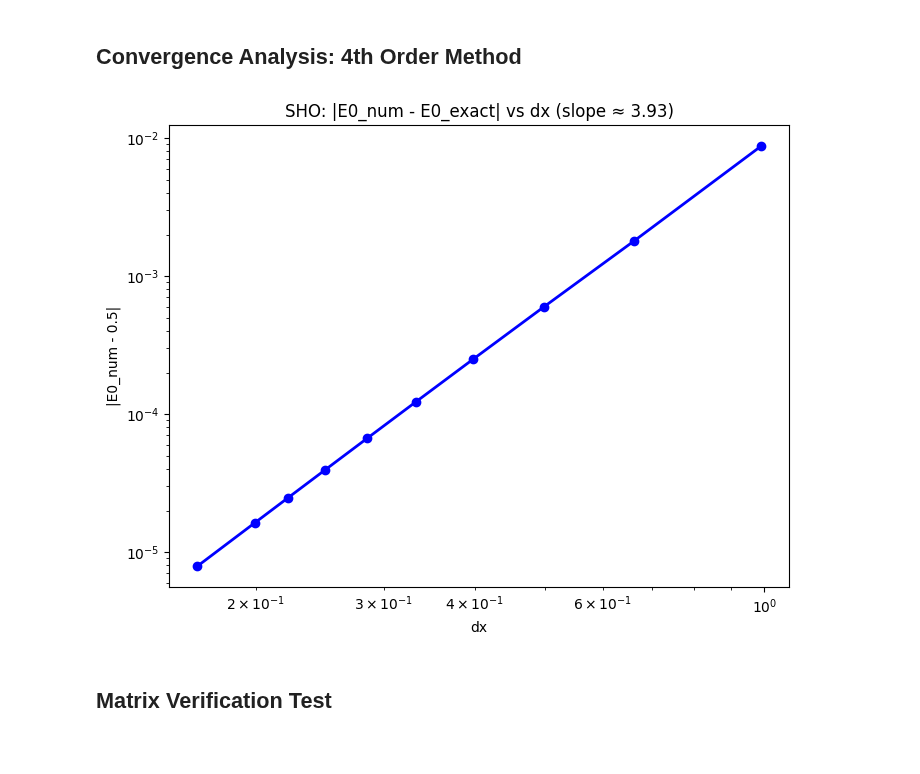
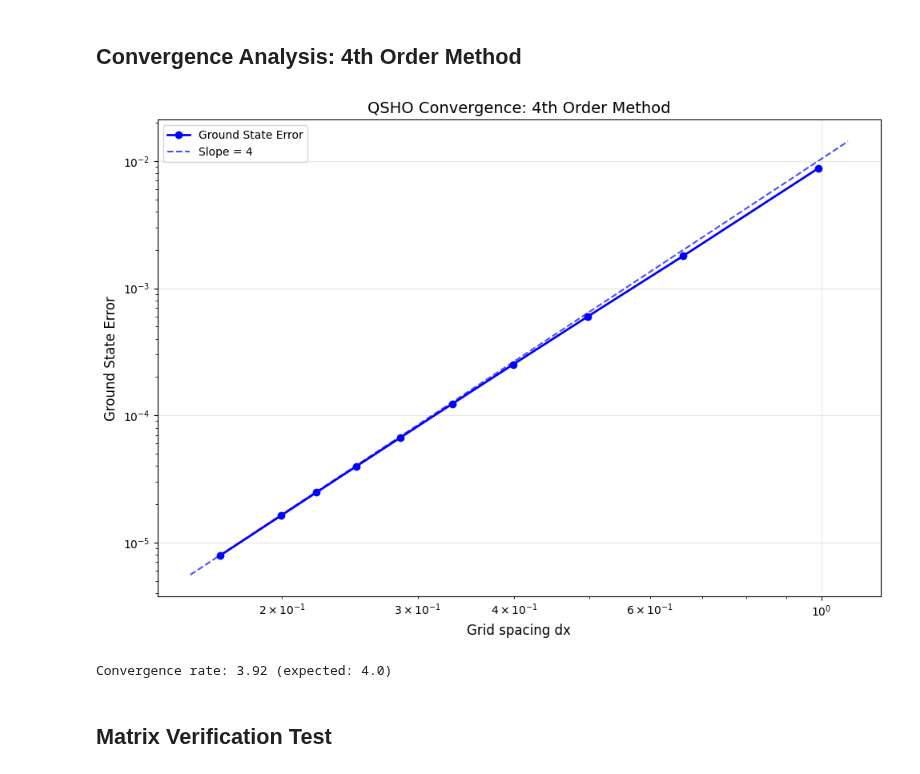
Before and after one commit to hillerj1/Thesis, a Jupyter notebook: fd4_QSHO_clean.ipynb, the cells around one changed output. Cells and saved outputs as stored; diff of their text form; code cells hidden in the pictures.

Commit message:
Add quantum testing utilities and enhance Jupyter notebooks for QSHO and ISW analysis. Introduced new functions for analytical eigenvalues and eigenfunctions

```diff
--- a/fd4_QSHO_clean.ipynb
+++ b/fd4_QSHO_clean.ipynb
@@ -53,0 +20,15 @@ plt.show()
+# %%
+# Timing analysis using testing utilities
+def V_QSHO(x):
+    return 0.5 * x**2
+
+x_left, x_right = -5.0, 5.0
+N_values = np.arange(50, 1001, 25)
+
+# Use testing utilities for timing analysis
+timing_2nd = qtu.timing_analysis(fin.hamiltonian, N_values, V_QSHO, x_left, x_right, order=2)
+timing_4th = qtu.timing_analysis(fin.hamiltonian, N_values, V_QSHO, x_left, x_right, order=4)
+
+# Plot timing comparison using testing utilities
+qtu.plot_timing_comparison(N_values, timing_2nd, timing_4th,
+                          title="QSHO: Timing Comparison 2nd vs 4th Order")
@@ -54,42 +37,44 @@ plt.show()
 # %% [markdown]
 ## Convergence Analysis: 4th Order Method
 # %%
-def E_exact_sho(n, omega=1.0):
-    return n + 0.5
-
-target_n = 0
-E0_exact = E_exact_sho(target_n)
+# Convergence analysis using testing utilities
+def V_QSHO(x):
+    return 0.5 * x**2
 
 x_inf = 100.0
 x_left, x_right = -x_inf, x_inf
-
-def V(x):
-    return 0.5 * x**2
 
 N_list = [201, 301, 401, 501, 601, 701, 801, 901, 1001, 1201]
 errs, dxs = [], []
 
 for N_test in N_list:
-    Ht = fin.hamiltonian_4th(V, x_left, x_right, N_test)
+    Ht = fin.hamiltonian_4th(V_QSHO, x_left, x_right, N_test)
     Et, _ = eigsh(Ht, k=1, which='SM', tol=1e-10, maxiter=2000)
     Et = np.min(Et)
     grid_t = fin.spatial(x_left, x_right, N_test)
     dx = grid_t[1] - grid_t[0]
+
+    # Use analytical solution from testing utilities
+    E0_exact = qtu.analytical_QSHO_eigenvalues(1)[0]  # Ground state
     error = abs(Et - E0_exact)
 
     dxs.append(dx)
     errs.append(error)
 
-plt.figure(figsize=(8, 6))
-plt.loglog(dxs, errs, 'bo-', linewidth=2, markersize=6)
+# Plot convergence using testing utilities
+qtu.plot_convergence(dxs, errs,
+                    title="QSHO Convergence: 4th Order Method",
+                    xlabel="Grid spacing dx",
+                    ylabel="Ground State Error",
+                    reference_slopes=[4],  # Expected 4th order convergence
+                    labels=["Ground State Error"])
 
-slope = (np.log(errs[-1]) - np.log(errs[0])) / (np.log(dxs[-1]) - np.log(dxs[0]))
-plt.title(f"SHO: |E0_num - E0_exact| vs dx (slope ≈ {slope:.2f})")
-plt.xlabel("dx")
-plt.ylabel("|E0_num - 0.5|")
-plt.show()
+# Calculate convergence rate
+rate = qtu.convergence_rate(dxs, errs)
+print(f"Convergence rate: {rate:.2f} (expected: 4.0)")
 # %% [output]
-[figure, old version]
+[figure, new version]
+Convergence rate: 3.92 (expected: 4.0)
 # %% [markdown]
 ## Matrix Verification Test
 # %%
```
Also changed, not shown: parts of 4 cells of this notebook, 2 other files.
